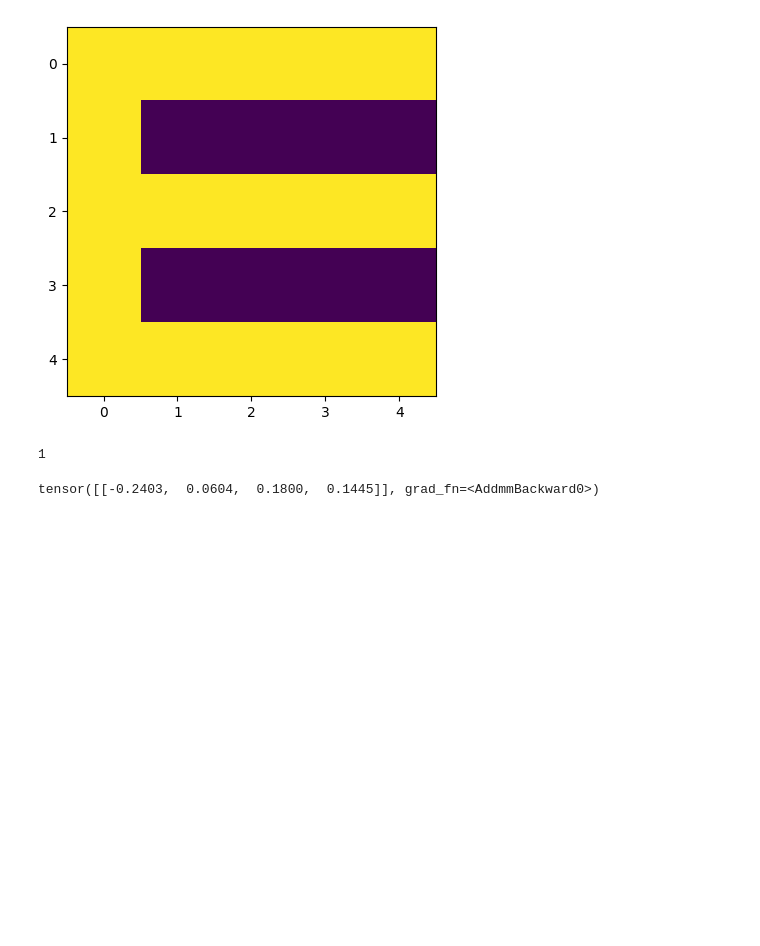
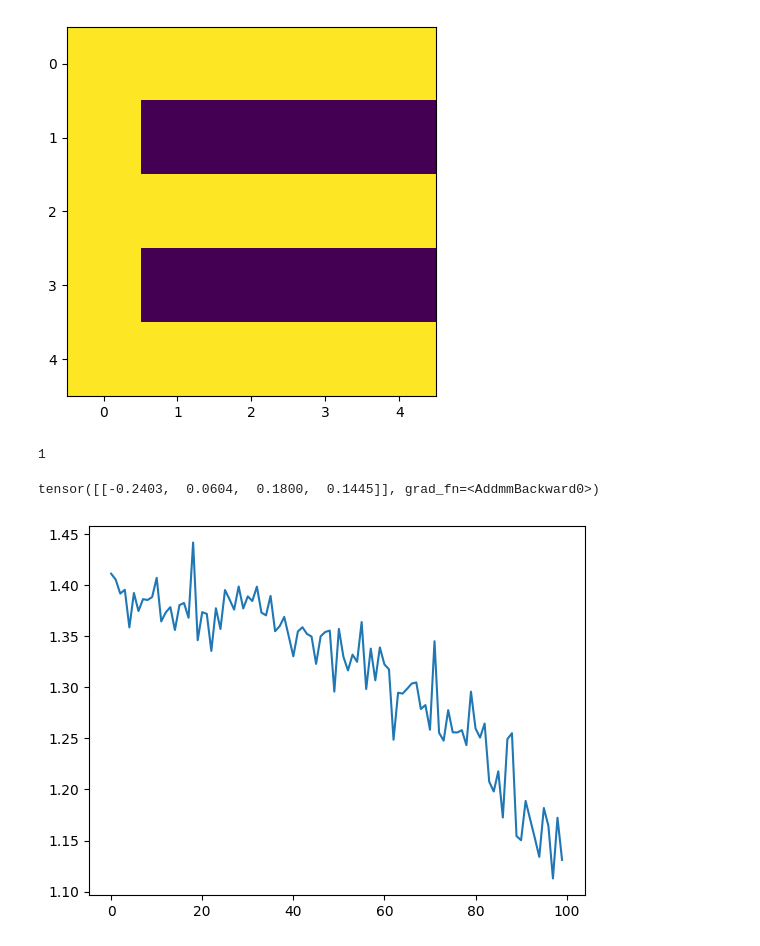
Before and after one commit to kagami-tsukimura/pytorch-deeplearning, a Jupyter notebook: 2_cnn/cnn.ipynb, the cells around one changed output. Saved outputs shown, nothing was run; the diff lists cells and outputs as text; code cells hidden in the pictures; blank space fills up the shorter version.

```diff
--- a/2_cnn/cnn.ipynb
+++ b/2_cnn/cnn.ipynb
@@ -145,3 +145,12 @@ for epoch in range(epochs):
     loss.backward()
     optimizer.step()
     losses.append(loss)
+# %%
+%matplotlib inline
+import matplotlib.pyplot as plt
+
+losses = torch.tensor(losses)
+plt.plot(losses)
+plt.show()
+# %% [output]
+[figure, added]
```
